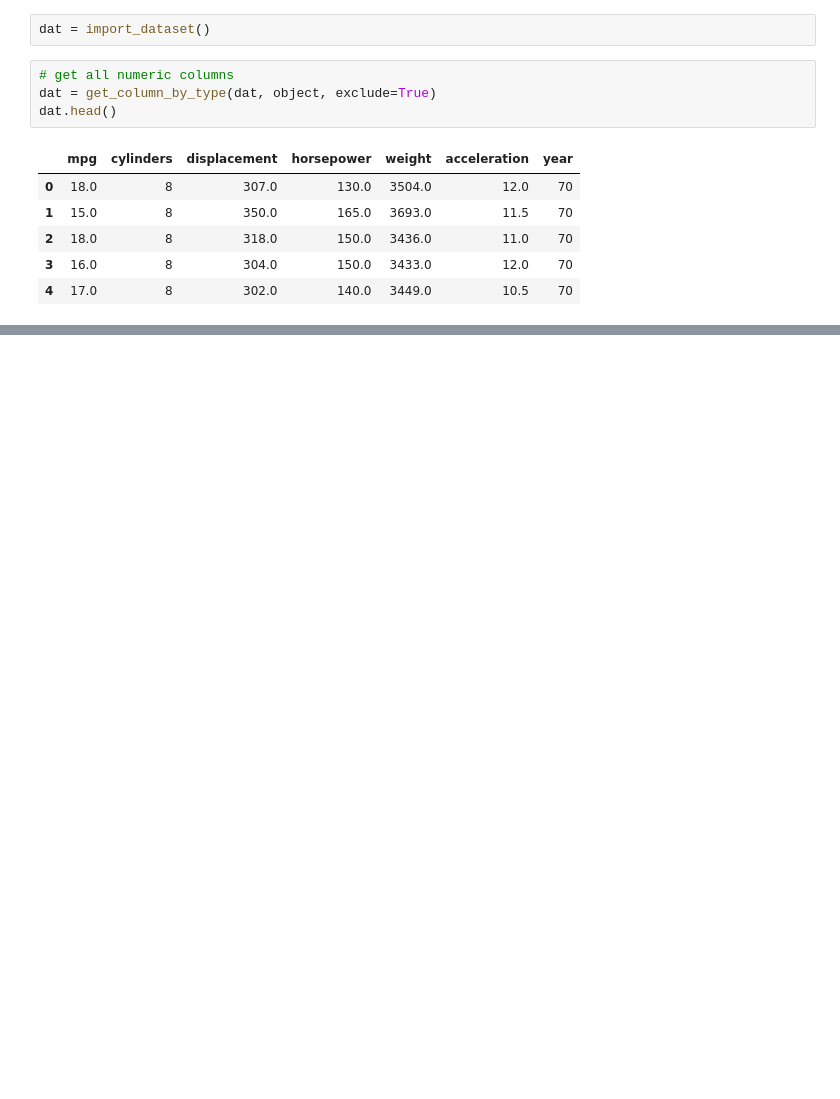
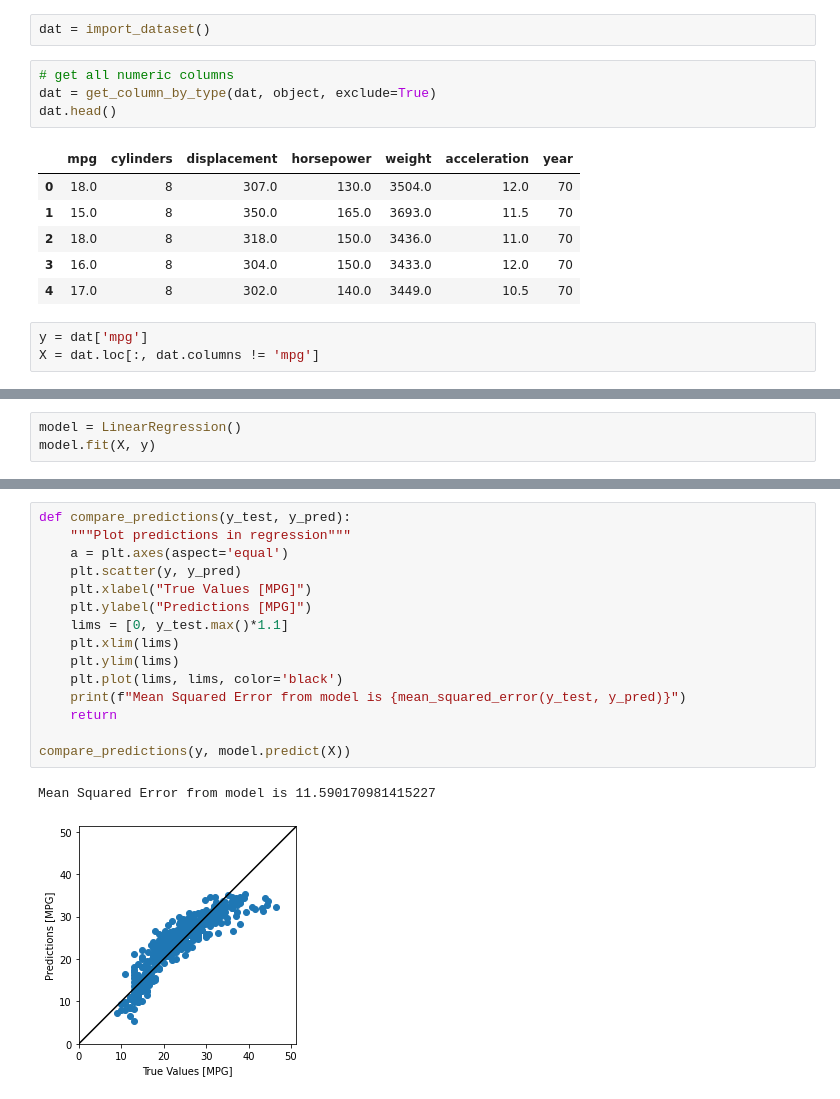
Before and after one commit to VictoryJin/uci_autompg, a Jupyter notebook: 3. Linear Model.ipynb, the cells around one changed output, grey strips where cells are left out. Saved outputs shown, nothing was run; the diff lists cells and outputs as text; blank space fills up the shorter version.

```diff
--- a/3. Linear Model.ipynb
+++ b/3. Linear Model.ipynb
@@ -18,3 +26,6 @@ dat.head()
 | 2 | 18.0 | 8 | 318.0 | 150.0 | 3436.0 | 11.0 | 70 |
 | 3 | 16.0 | 8 | 304.0 | 150.0 | 3433.0 | 12.0 | 70 |
 | 4 | 17.0 | 8 | 302.0 | 140.0 | 3449.0 | 10.5 | 70 |
+# %%
+y = dat['mpg']
+X = dat.loc[:, dat.columns != 'mpg']
@@ -20,0 +34,3 @@ dat.head()
+# %%
+model = LinearRegression()
+model.fit(X, y)
@@ -20,0 +54,18 @@ dat.head()
+# %%
+def compare_predictions(y_test, y_pred):
+    """Plot predictions in regression"""
+    a = plt.axes(aspect='equal')
+    plt.scatter(y, y_pred)
+    plt.xlabel("True Values [MPG]")
+    plt.ylabel("Predictions [MPG]")
+    lims = [0, y_test.max()*1.1]
+    plt.xlim(lims)
+    plt.ylim(lims)
+    plt.plot(lims, lims, color='black')
+    print(f"Mean Squared Error from model is {mean_squared_error(y_test, y_pred)}")
+    return
+
+compare_predictions(y, model.predict(X))
+# %% [output]
+Mean Squared Error from model is 11.590170981415227
+[figure, added]
```
Also changed, not shown: parts of 9 cells of this notebook.
